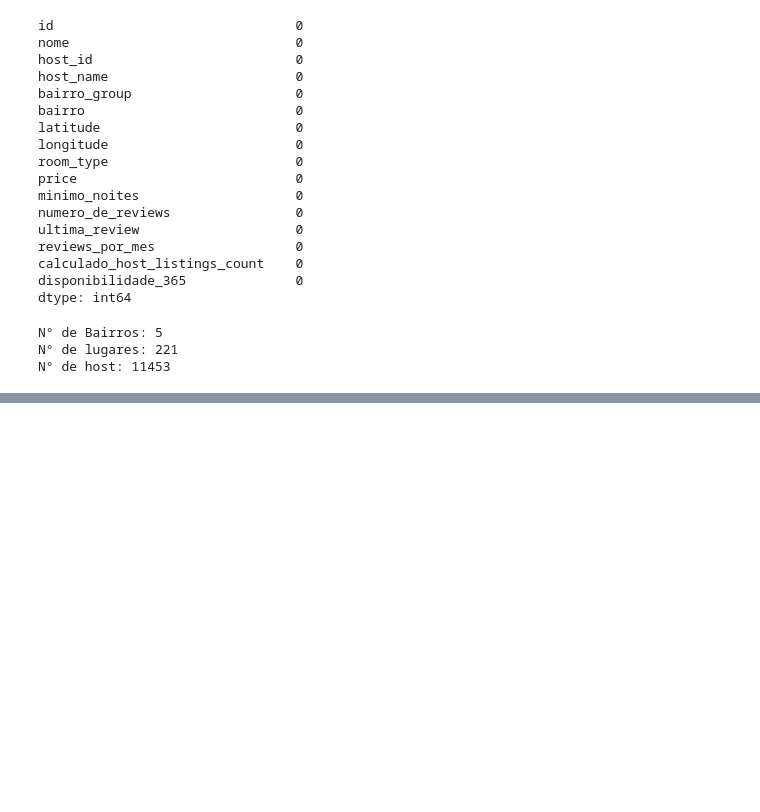
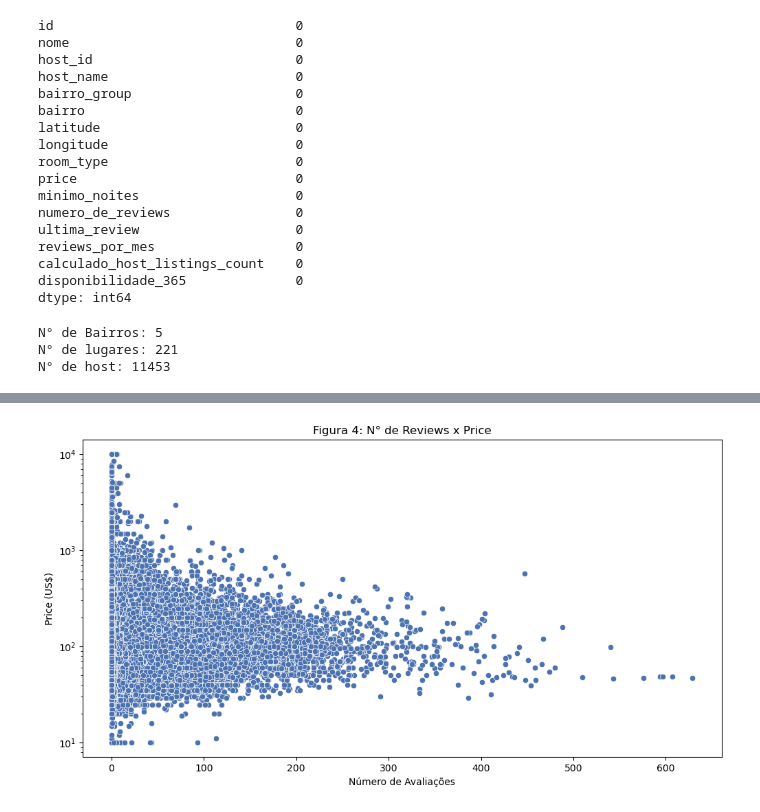
Before and after one commit to DaniloDC07/-Lighthouse-Desafio-Ci-ncia-de-Dados-2025, a Jupyter notebook: Desafio LIGHTHOUSE.ipynb, the cells around one changed output, grey strips where cells are left out. Saved outputs shown, nothing was run; the diff lists cells and outputs as text; code cells hidden in the pictures; blank space fills up the shorter version.

```diff
--- a/Desafio LIGHTHOUSE.ipynb
+++ b/Desafio LIGHTHOUSE.ipynb
@@ -315,0 +302,9 @@ plt.show()
+# %%
+plt.figure(figsize=((12,6)))
+sn.scatterplot(data=df, x='numero_de_reviews', y='price', alpha=1)
+plt.title("Figura 4: N° de Reviews x Price")
+plt.xlabel("Número de Avaliações")
+plt.ylabel("Price (US$)")
+plt.yscale("log")
+# %% [output]
+[figure, added]
```
Also changed, not shown: parts of 21 cells of this notebook.
